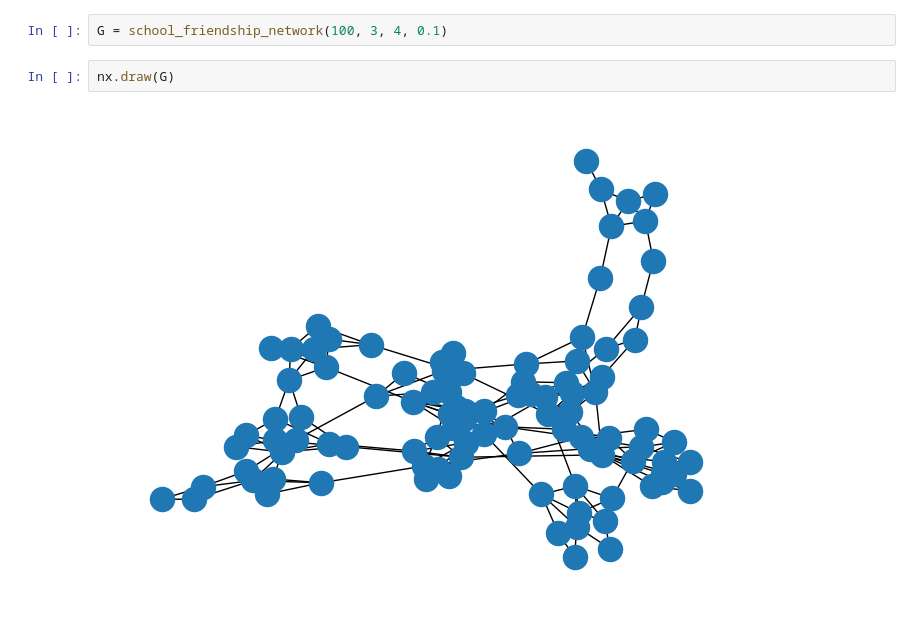
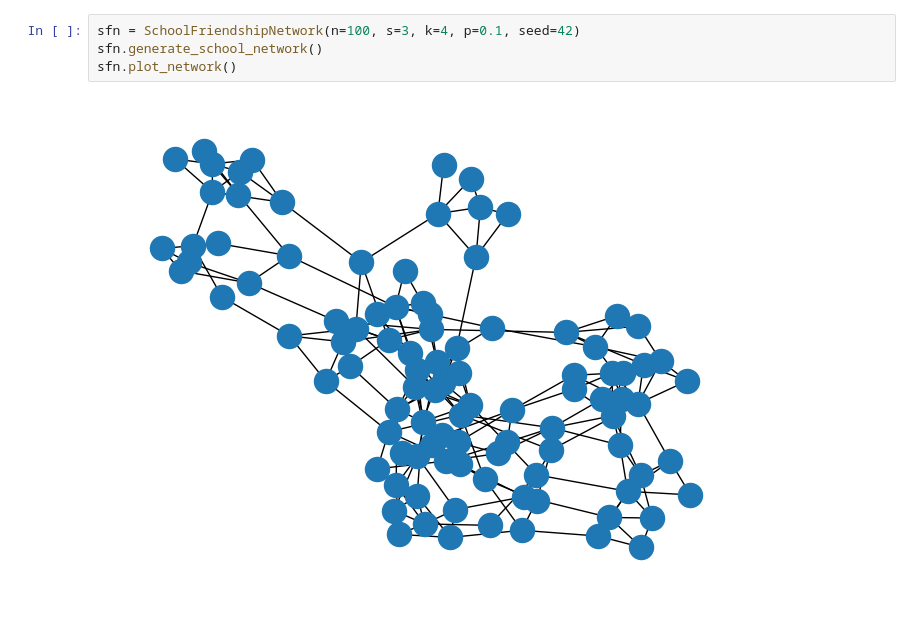
Before and after one commit to tbslater/sfn-graph, a Jupyter notebook: algorithm.ipynb, the cells around one changed output. Drawn from its saved outputs; the diff is of its cells as text.

Commit message:
feat(algorithm): now contained within a class + randomness can be controlled via seed.

```diff
--- a/algorithm.ipynb
+++ b/algorithm.ipynb
@@ -83,6 +109,6 @@ def school_friendship_network(n, s, k, p):
-# %%
-G = school_friendship_network(100, 3, 4, 0.1)
-# %%
-nx.draw(G)
-# %% [output]
-[figure, removed]
+# %%
+sfn = SchoolFriendshipNetwork(n=100, s=3, k=4, p=0.1, seed=42)
+sfn.generate_school_network()
+sfn.plot_network()
+# %% [output]
+[figure, added]
```
Also changed, not shown: parts of 3 cells of this notebook.
